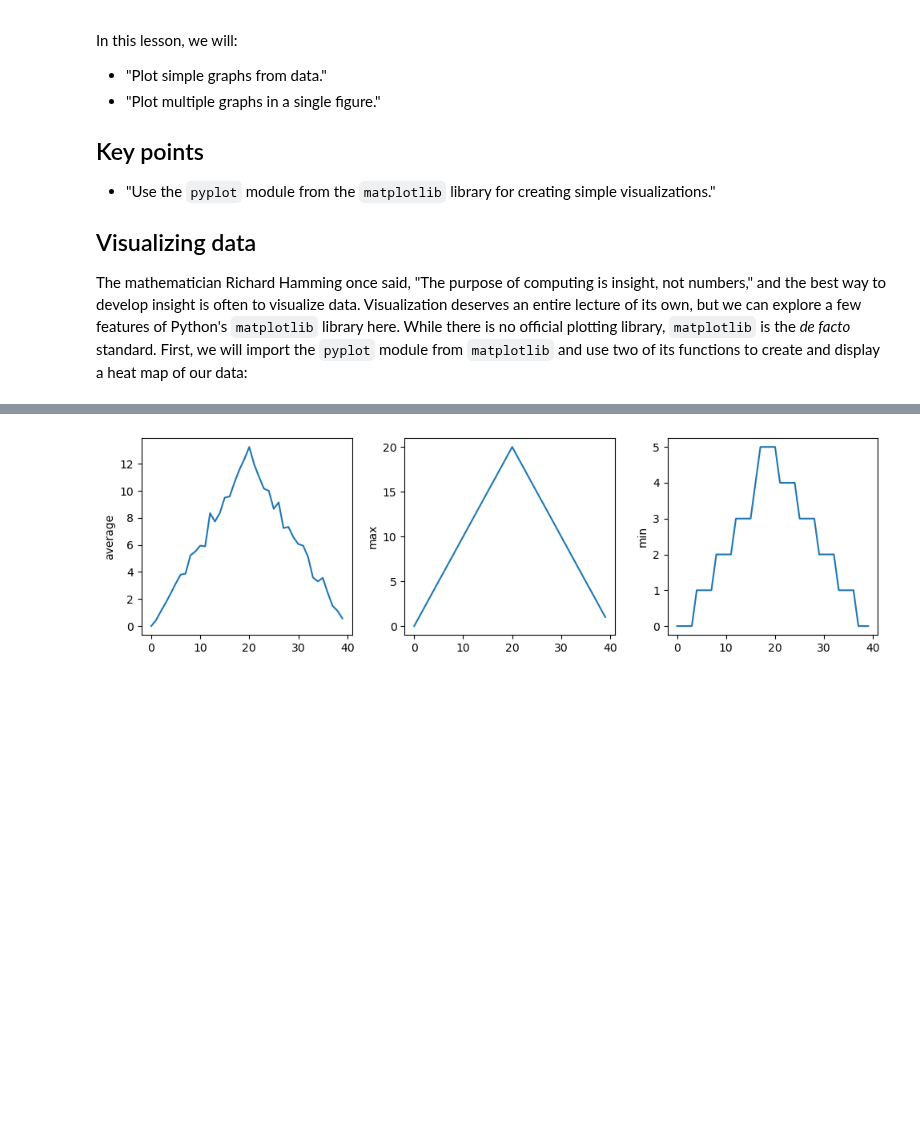
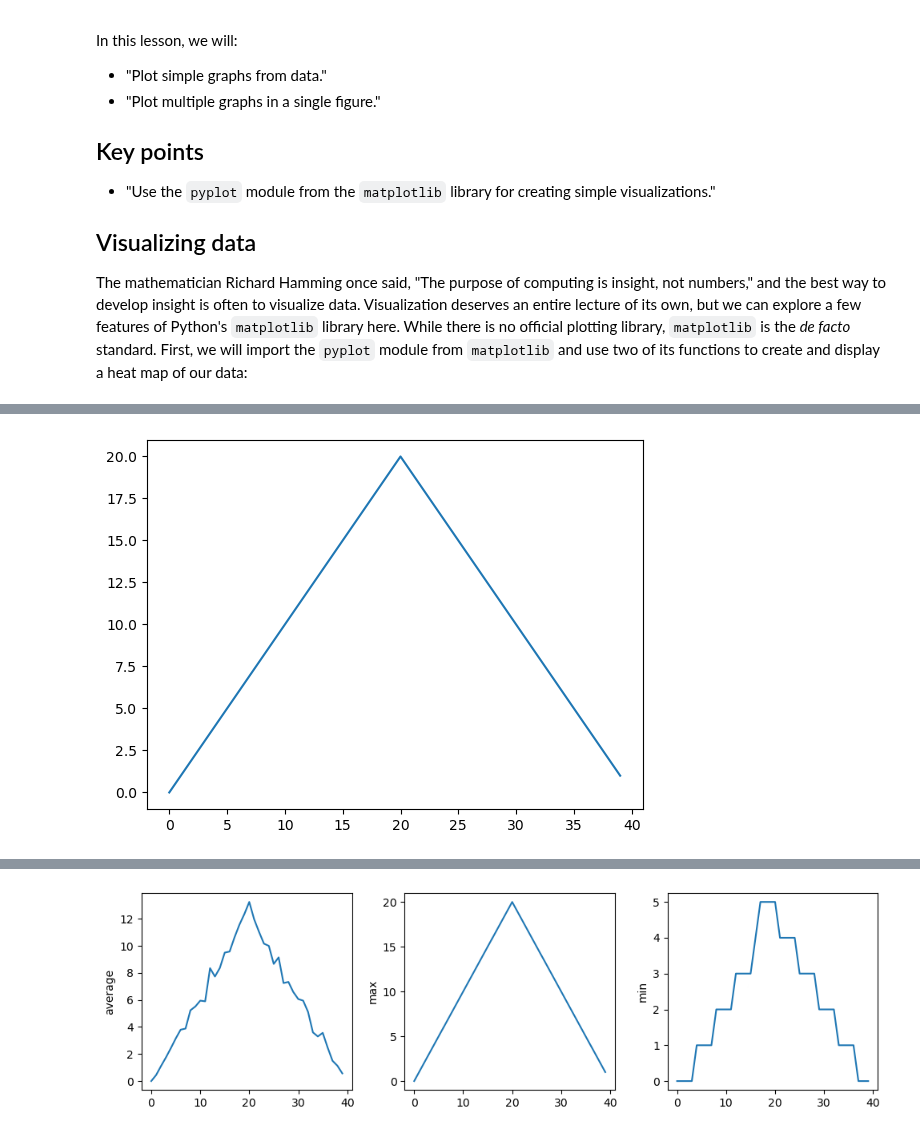
Before and after one commit to coding-for-reproducible-research/CfRR_Courses, a Jupyter notebook: individual_modules/introduction_to_python/analysis_task_2.ipynb, the cells around one changed output, grey strips where cells are left out. Saved outputs shown, nothing was run; the diff lists cells and outputs as text; code cells hidden in the pictures; blank space fills up the shorter version.

```diff
--- a/individual_modules/introduction_to_python/analysis_task_2.ipynb
+++ b/individual_modules/introduction_to_python/analysis_task_2.ipynb
@@ -44,8 +51,10 @@ Now let's take a look at the average inflammation over time:
 
 Here, we have put the average inflammation per day across all patients in the variable `ave_inflammation`, then asked `matplotlib.pyplot` to create and display a line graph of those values.  The result is a reasonably linear rise and fall, in line with Dr. Maverick's claim that the medication takes 3 weeks to take effect.  But a good data scientist doesn't just consider the average of a dataset, so let's have a look at two other statistics:
 # %%
-#max_plot = plt.plot(np.max(data, axis=0))
-#plt.show()
+max_plot = plt.plot(np.max(data, axis=0))
+plt.show()
+# %% [output]
+[figure, added]
 # %% [markdown]
 ![Line plot showing the maximum inflammation level per day across all patients. The x-axis represents days and the y-axis shows the maximum inflammation value observed. The curve rises sharply to a peak around the midpoint and then declines, indicating when the most severe inflammation occurred.](images/inflammation-01-maximum.svg)
 # %%
```
Also changed, not shown: parts of 3 cells of this notebook, 2 other files.
